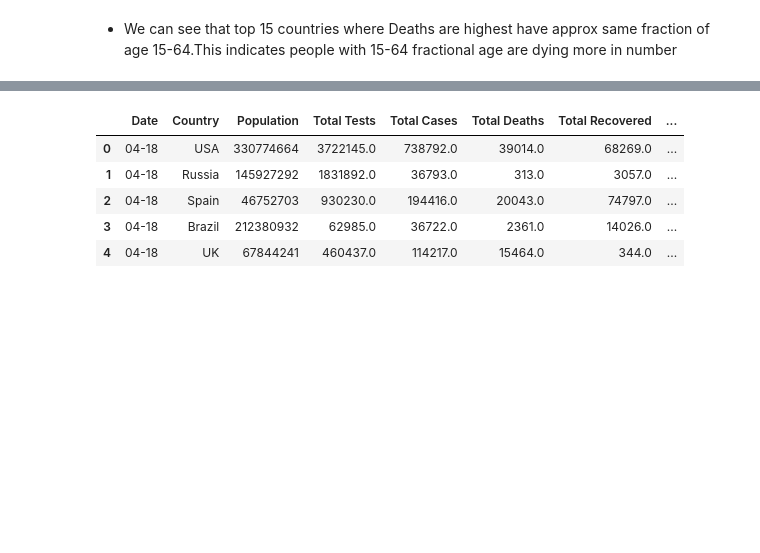
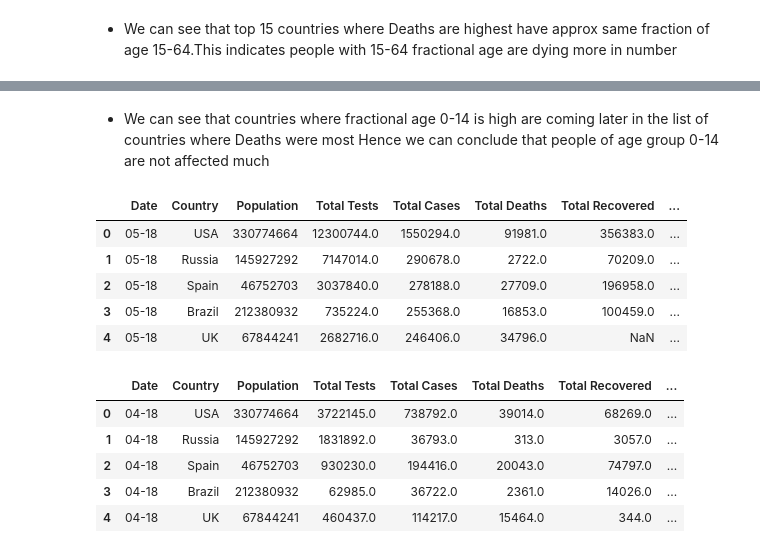
Before and after one commit to guptaekansh/EvaluationProjects, a Jupyter notebook: Project_18 Country wide Covid19 Dataset.ipynb, the cells around one changed output, grey strips where cells are left out. Saved outputs shown, nothing was run; the diff lists cells and outputs as text; code cells hidden in the pictures; blank space fills up the shorter version.

```diff
--- a/Project_18 Country wide Covid19 Dataset.ipynb
+++ b/Project_18 Country wide Covid19 Dataset.ipynb
@@ -512,3 +529,14 @@ sb.barplot(y='Fraction 15-64',x='Country',data=covid_datawithage.sort_values('To
+# %% [markdown]
+* We can see that countries where fractional age 0-14 is high are coming later in the list of countries where Deaths were most Hence we can conclude that people of age group 0-14 are not affected much
+# %%
+covid_datawithage.head()
+# %% [output]
+|  | Date | Country | Population | Total Tests | Total Cases | Total Deaths | Total Recovered | ... |
+| 0 | 05-18 | USA | 330774664 | 12300744.0 | 1550294.0 | 91981.0 | 356383.0 | ... |
+| 1 | 05-18 | Russia | 145927292 | 7147014.0 | 290678.0 | 2722.0 | 70209.0 | ... |
+| 2 | 05-18 | Spain | 46752703 | 3037840.0 | 278188.0 | 27709.0 | 196958.0 | ... |
+| 3 | 05-18 | Brazil | 212380932 | 735224.0 | 255368.0 | 16853.0 | 100459.0 | ... |
+| 4 | 05-18 | UK | 67844241 | 2682716.0 | 246406.0 | 34796.0 | NaN | ... |
 # %%
 Covid_data.head()
 # %% [output]
```
Also changed, not shown: parts of 3 cells of this notebook.
